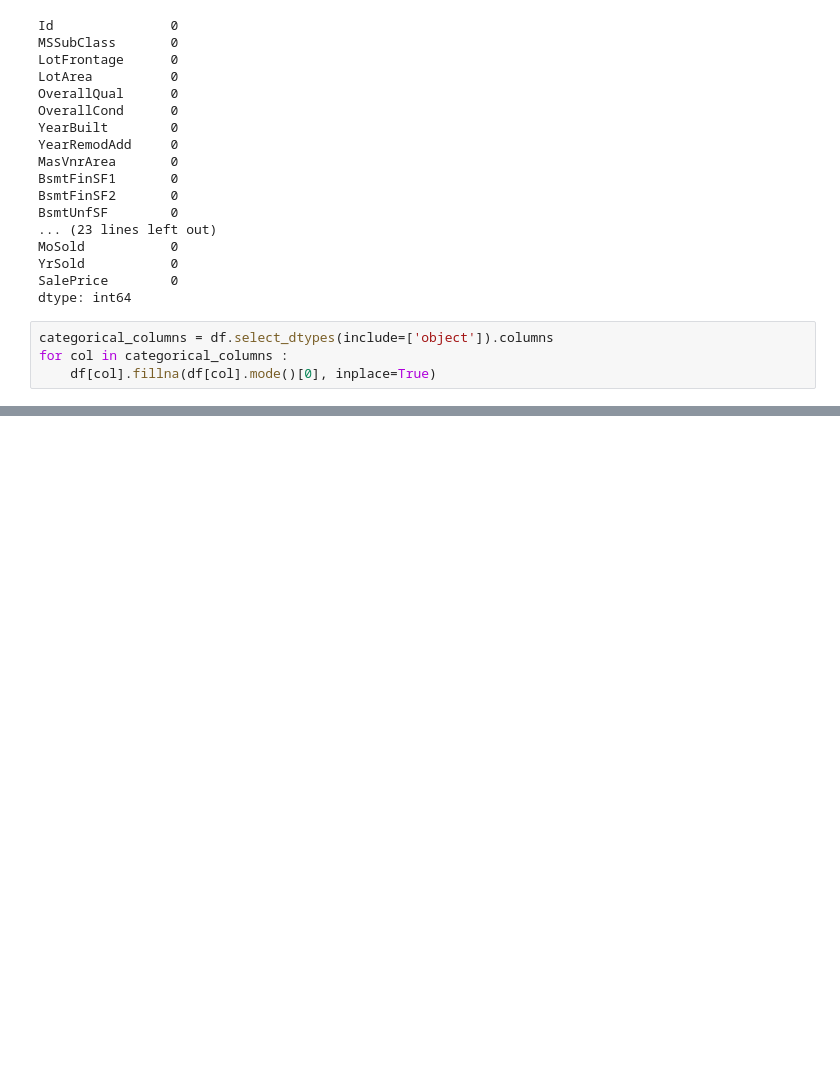
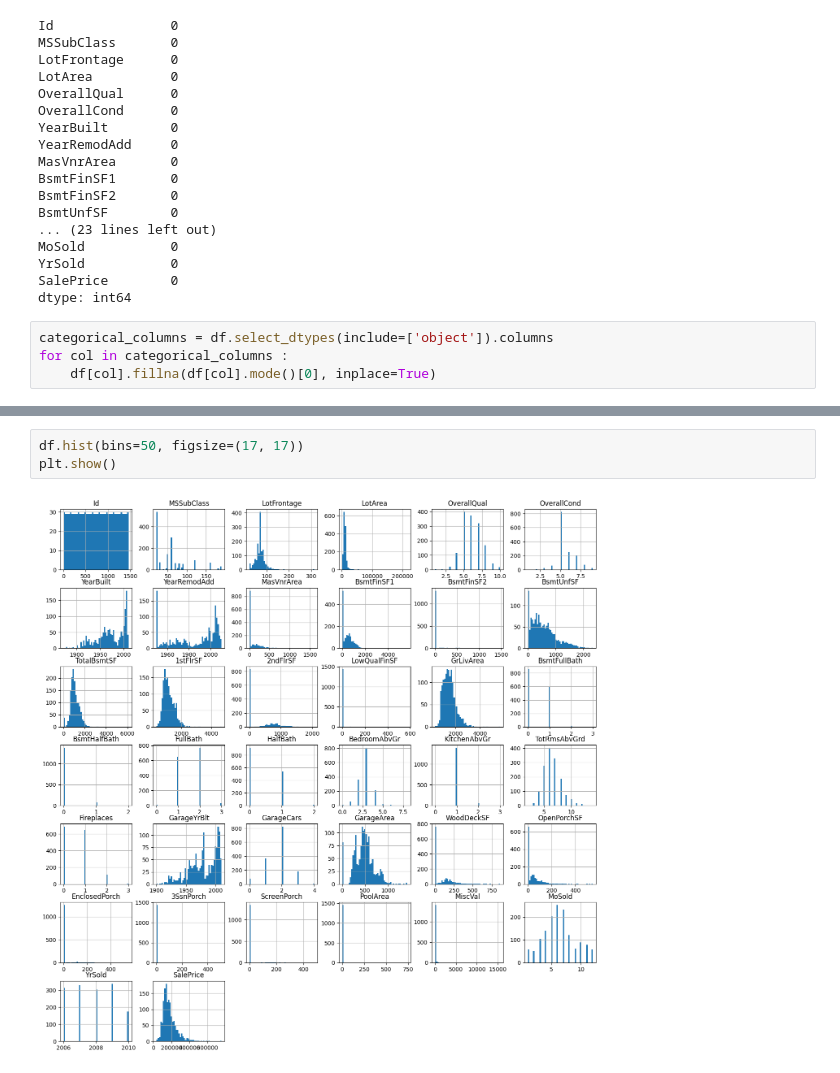
Before and after one commit to Mehdipoladrag/House-Prices-Project, a Jupyter notebook: houseprice_proj.ipynb, the cells around one changed output, grey strips where cells are left out. Cells and saved outputs as stored; diff of their text form; blank space fills up the shorter version.

Commit message:
Complete data visualization section

```diff
--- a/houseprice_proj.ipynb
+++ b/houseprice_proj.ipynb
@@ -212,0 +240,5 @@ for col in categorical_columns :
+# %%
+df.hist(bins=50, figsize=(17, 17))
+plt.show()
+# %% [output]
+[figure, added]
```
Also changed, not shown: parts of 10 cells of this notebook.
